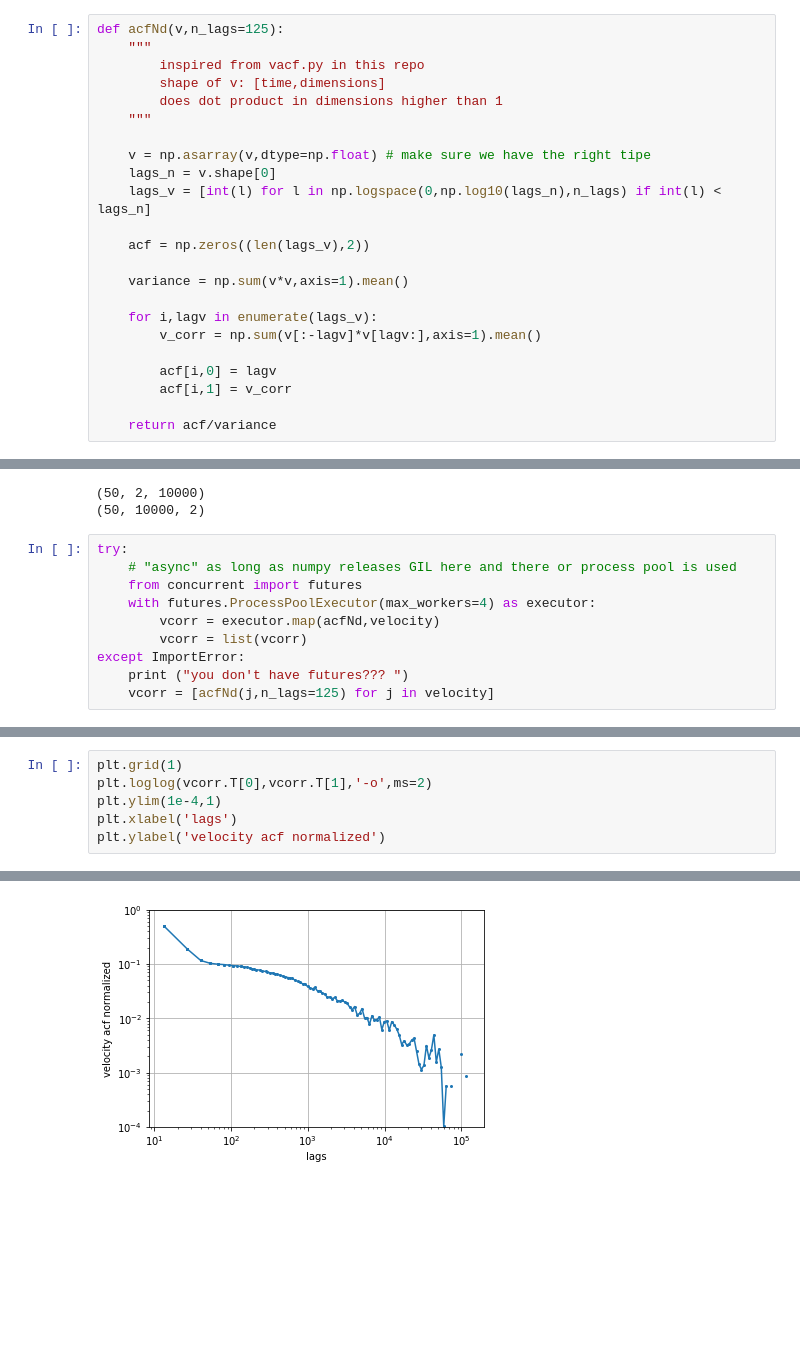
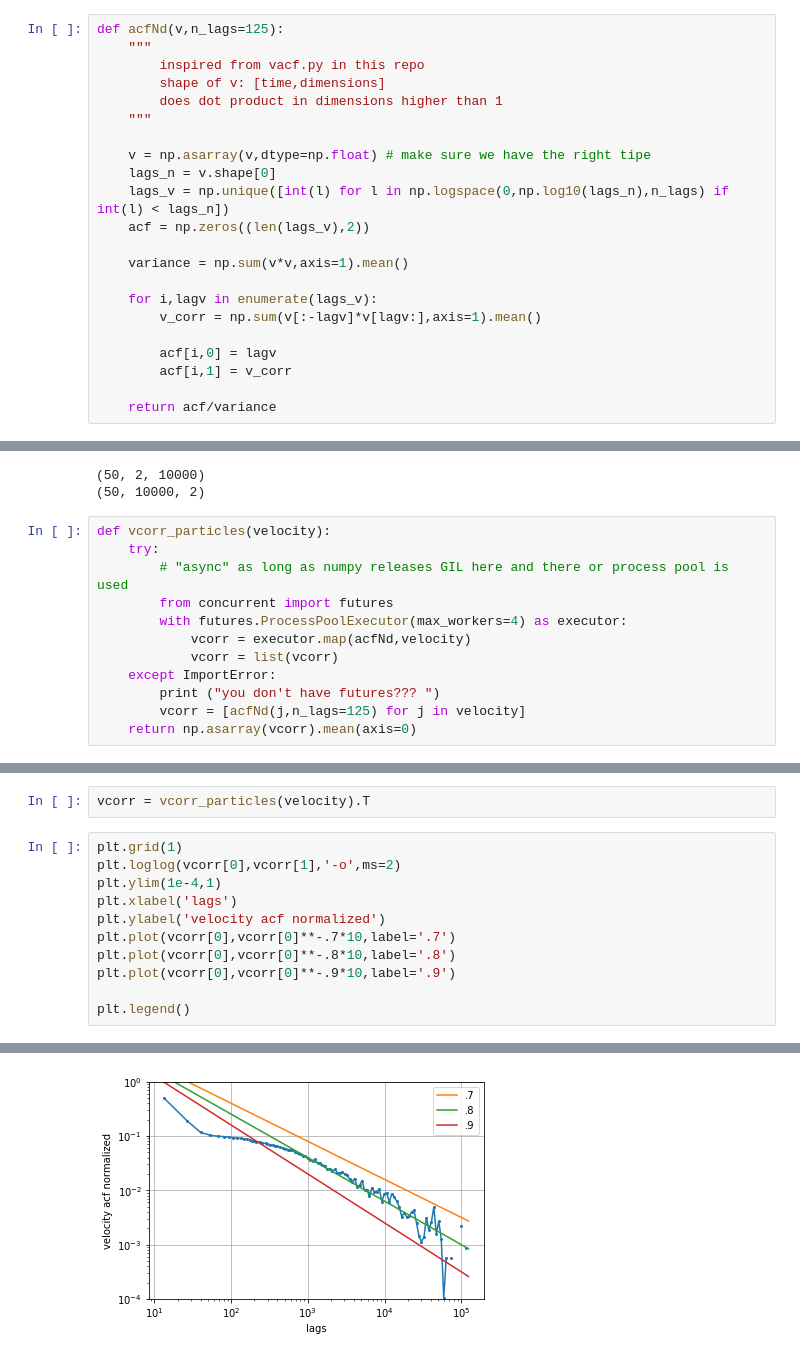
Before and after one commit to shrokmel/streaming, a Jupyter notebook: ok.ipynb, the cells around one changed output, grey strips where cells are left out. Cells and saved outputs as stored; diff of their text form; blank space fills up the shorter version.

```diff
--- a/ok.ipynb
+++ b/ok.ipynb
@@ -259,8 +259,7 @@ def acfNd(v,n_lags=125):
 
     v = np.asarray(v,dtype=np.float) # make sure we have the right tipe
     lags_n = v.shape[0]
-    lags_v = [int(l) for l in np.logspace(0,np.log10(lags_n),n_lags) if int(l) < lags_n]
-
+    lags_v = np.unique([int(l) for l in np.logspace(0,np.log10(lags_n),n_lags) if int(l) < lags_n])
     acf = np.zeros((len(lags_v),2))
 
     variance = np.sum(v*v,axis=1).mean()
@@ -280,12 +279,14 @@ print (velocity.shape)
 (50, 2, 10000)
 (50, 10000, 2)
 # %%
-try:
-    # "async" as long as numpy releases GIL here and there or process pool is used
-    from concurrent import futures
-    with futures.ProcessPoolExecutor(max_workers=4) as executor:
-        vcorr = executor.map(acfNd,velocity)
-        vcorr = list(vcorr)
-except ImportError:
-    print ("you don't have futures??? ")
-    vcorr = [acfNd(j,n_lags=125) for j in velocity]
+def vcorr_particles(velocity):
+    try:
+        # "async" as long as numpy releases GIL here and there or process pool is used
+        from concurrent import futures
+        with futures.ProcessPoolExecutor(max_workers=4) as executor:
+            vcorr = executor.map(acfNd,velocity)
+            vcorr = list(vcorr)
+    except ImportError:
+        print ("you don't have futures??? ")
+        vcorr = [acfNd(j,n_lags=125) for j in velocity]
+    return np.asarray(vcorr).mean(axis=0)
@@ -294,7 +297,14 @@ vcorr = np.asarray(vcorr).mean(axis=0)
+# %%
+vcorr = vcorr_particles(velocity).T
 # %%
 plt.grid(1)
-plt.loglog(vcorr.T[0],vcorr.T[1],'-o',ms=2)
+plt.loglog(vcorr[0],vcorr[1],'-o',ms=2)
 plt.ylim(1e-4,1)
 plt.xlabel('lags')
 plt.ylabel('velocity acf normalized')
+plt.plot(vcorr[0],vcorr[0]**-.7*10,label='.7')
+plt.plot(vcorr[0],vcorr[0]**-.8*10,label='.8')
+plt.plot(vcorr[0],vcorr[0]**-.9*10,label='.9')
+
+plt.legend()
 # %% [output]
@@ -302 +312 @@ Text(0,0.5,'velocity acf normalized')
-[figure, old version]
+[figure, new version]
```
Also changed, not shown: parts of 6 cells of this notebook, 8 other files.
